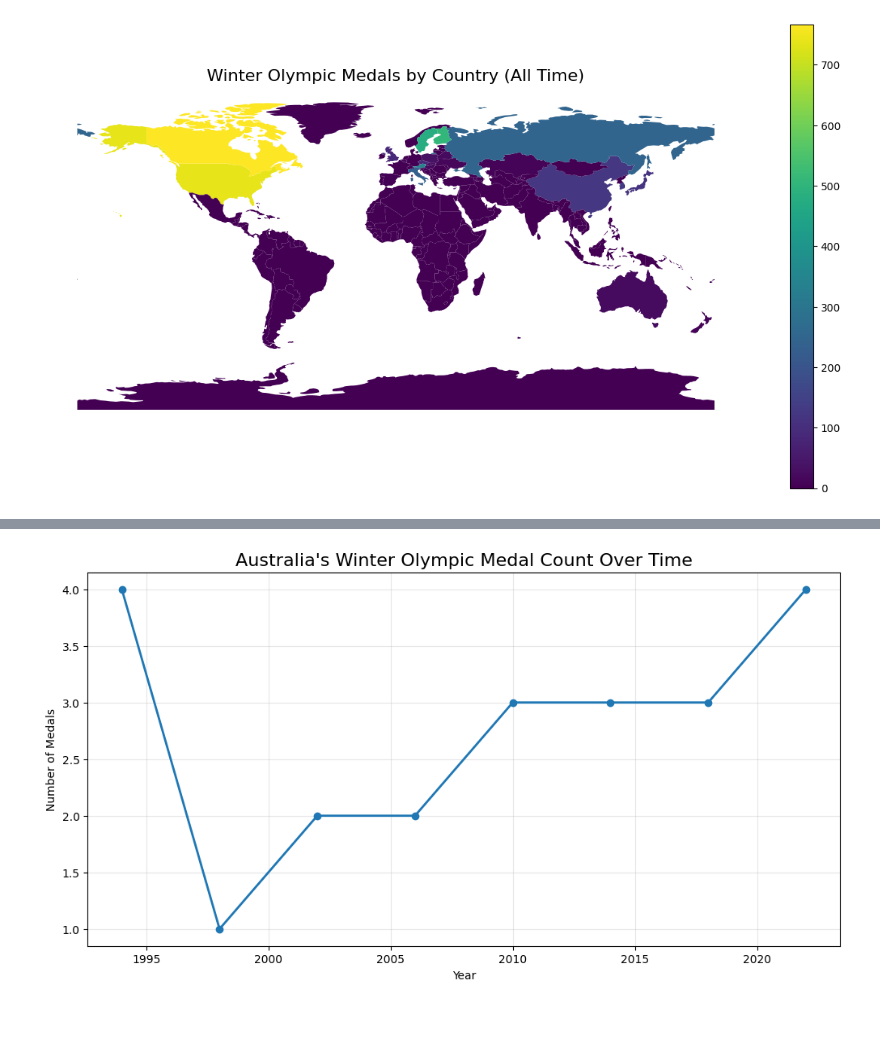
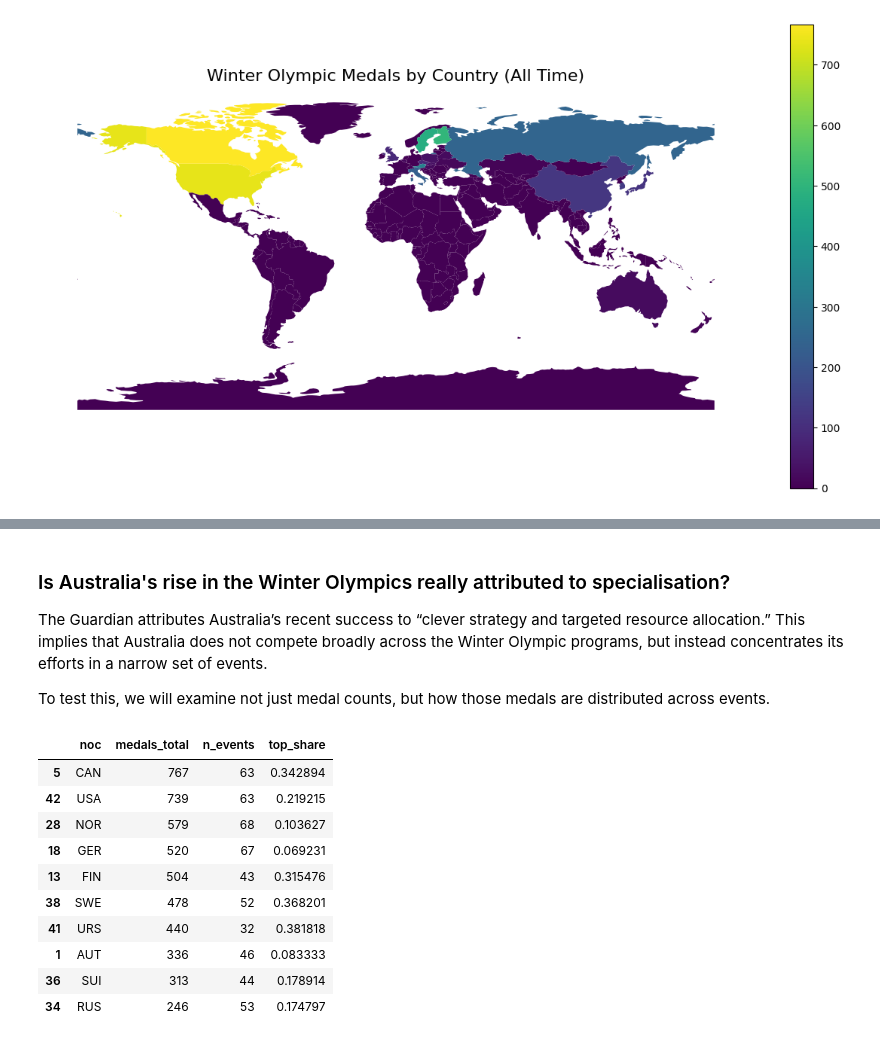
Before and after one commit to dpark2380/comm3180_S26_Blog, a Jupyter notebook: posts/blog_03_olympics/DOW3_olympics.ipynb, the cells around one changed output, grey strips where cells are left out. Saved outputs shown, nothing was run; the diff lists cells and outputs as text; code cells hidden in the pictures.

```diff
--- a/posts/blog_03_olympics/DOW3_olympics.ipynb
+++ b/posts/blog_03_olympics/DOW3_olympics.ipynb
@@ -94,36 +112,36 @@ plt.show()
+# %% [markdown]
+### Is Australia's rise in the Winter Olympics really attributed to specialisation?
+
+The Guardian attributes Australia’s recent success to “clever strategy and targeted resource allocation.” This implies that Australia does not compete broadly across the Winter Olympic programs, but instead concentrates its efforts in a narrow set of events.
+
+To test this, we will examine not just medal counts, but how those medals are distributed across events.
 # %%
-country_discipline = (
-    medals_df.groupby(["noc", "discipline"])
+country_event = (
+    medals_df.groupby(["noc", "event"])
     .size()
     .reset_index(name="medals")
 )
 
-aus = country_discipline[country_discipline["noc"] == "AUS"].sort_values("medals", ascending=False)
-aus
-
-aus_by_year = (
-    medals_df[medals_df["noc"] == "AUS"]
-    .groupby("year")
-    .size()
-    .reset_index(name="medals")
-    .sort_values("year")
+div_metrics = (
+    country_event.groupby("noc")
+    .agg(
+        medals_total=("medals", "sum"),
+        n_events=("event", "nunique"),
+        top_share=("medals", lambda x: x.max() / x.sum())
+    )
+    .reset_index()
 )
 
-
-plt.figure(figsize=(12, 6))
-
-plt.plot(
-    aus_by_year["year"],
-    aus_by_year["medals"],
-    marker="o",
-    linewidth=2
-)
-
-plt.title("Australia's Winter Olympic Medal Count Over Time", fontsize=16)
-plt.xlabel("Year")
-plt.ylabel("Number of Medals")
-plt.grid(alpha=0.3)
-
-plt.show()
+div_metrics.sort_values("medals_total", ascending=False).head(10)
 # %% [output]
-[figure, removed]
+|  | noc | medals_total | n_events | top_share |
+| 5 | CAN | 767 | 63 | 0.342894 |
+| 42 | USA | 739 | 63 | 0.219215 |
+| 28 | NOR | 579 | 68 | 0.103627 |
+| 18 | GER | 520 | 67 | 0.069231 |
+| 13 | FIN | 504 | 43 | 0.315476 |
+| 38 | SWE | 478 | 52 | 0.368201 |
+| 41 | URS | 440 | 32 | 0.381818 |
+| 1 | AUT | 336 | 46 | 0.083333 |
+| 36 | SUI | 313 | 44 | 0.178914 |
+| 34 | RUS | 246 | 53 | 0.174797 |
```
Also changed, not shown: parts of 16 cells of this notebook.
